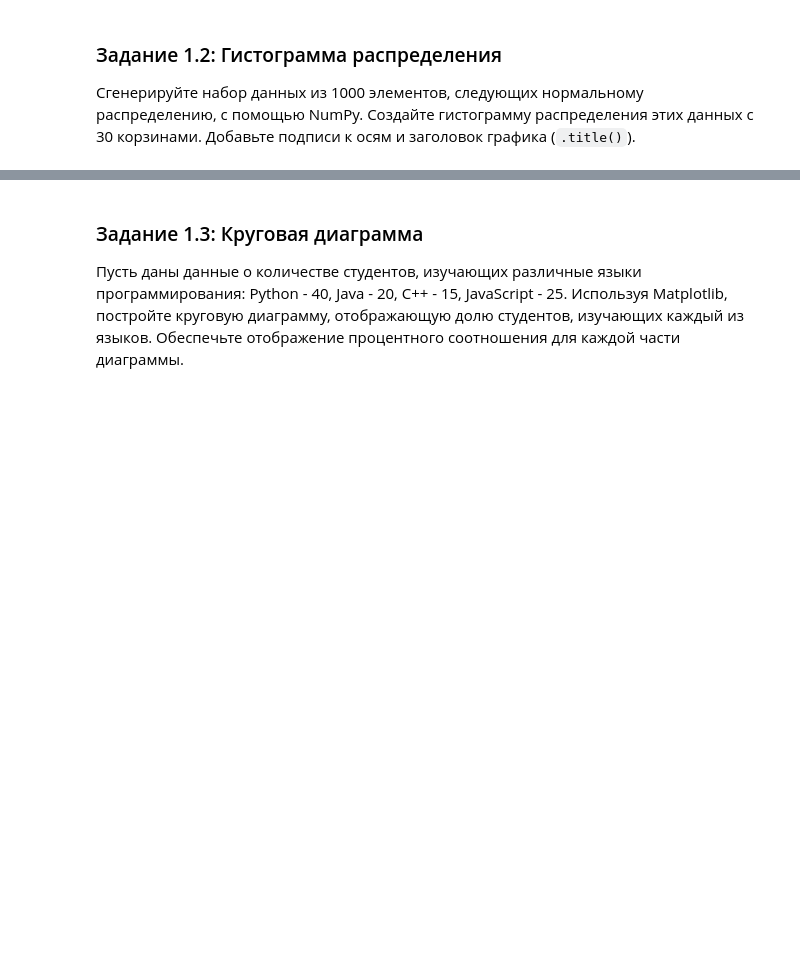
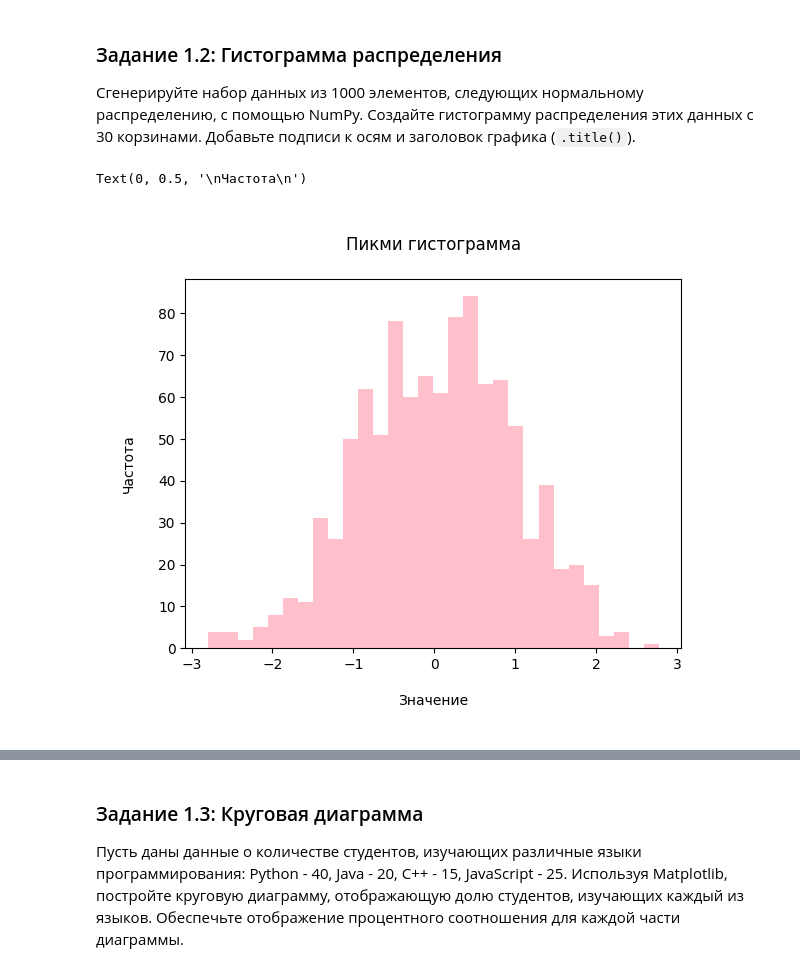
Before and after one commit to nakitava/bp, a Jupyter notebook: 3. Библиотеки Matplotlib, Plotly/Практическая_работа_№3_Matplotlib_Plotly.ipynb, the cells around one changed output, grey strips where cells are left out. Drawn from its saved outputs; the diff is of its cells as text; code cells hidden in the pictures; blank space fills up the shorter version.

```diff
--- a/3. Библиотеки Matplotlib, Plotly/Практическая_работа_№3_Matplotlib_Plotly.ipynb
+++ b/3. Библиотеки Matplotlib, Plotly/Практическая_работа_№3_Matplotlib_Plotly.ipynb
@@ -46,3 +44,15 @@ Text(0.5, 1.0, '\nПикми график синуса и косинуса\n')
+# %%
+meow = np.random.normal(0, 1, 1000)
+
+fig, ax = plt.subplots()
+
+plt.hist(meow, bins = 30, color = 'pink')
+plt.title('\nПикми гистограмма\n')
+plt.xlabel('\nЗначение\n')
+plt.ylabel('\nЧастота\n')
+# %% [output]
+Text(0, 0.5, '\nЧастота\n')
+[figure, added]
 # %% [markdown]
 ![image.png](embedded-picture-1)
 # %% [markdown]
```
Also changed, not shown: parts of 3 cells of this notebook.
